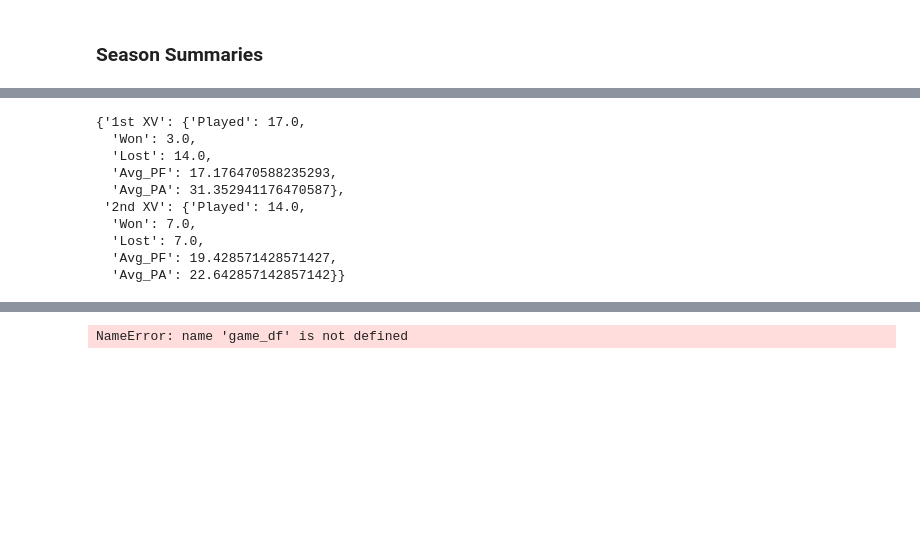
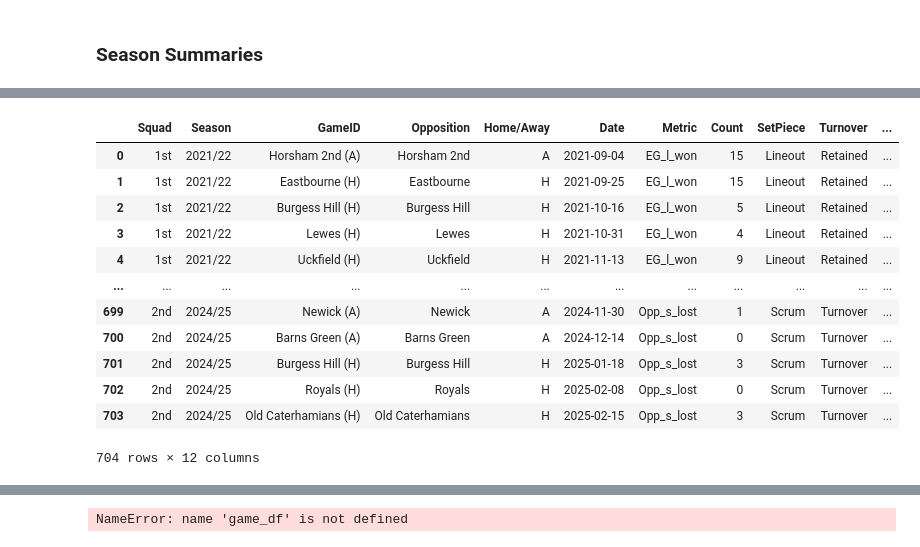
Before and after one commit to samnlindsay/egrfc-stats, a Jupyter notebook: Analysis.ipynb, the cells around one changed output, grey strips where cells are left out. Saved outputs shown, nothing was run; the diff lists cells and outputs as text; code cells hidden in the pictures; blank space fills up the shorter version.

```diff
--- a/Analysis.ipynb
+++ b/Analysis.ipynb
@@ -62,13 +44,17 @@ game_df
-# %%
-generate_season_summary(game_df, "2024/25")
-# %% [output]
-{'1st XV': {'Played': 17.0,
-  'Won': 3.0,
-  'Lost': 14.0,
-  'Avg_PF': 17.176470588235293,
-  'Avg_PA': 31.352941176470587},
- '2nd XV': {'Played': 14.0,
-  'Won': 7.0,
-  'Lost': 7.0,
-  'Avg_PF': 19.428571428571427,
-  'Avg_PA': 22.642857142857142}}
+# %%
+
+set_piece_df
+# %% [output]
+|  | Squad | Season | GameID | Opposition | Home/Away | Date | Metric | Count | SetPiece | Turnover | ... |
+| 0 | 1st | 2021/22 | Horsham 2nd (A) | Horsham 2nd | A | 2021-09-04 | EG_l_won | 15 | Lineout | Retained | ... |
+| 1 | 1st | 2021/22 | Eastbourne (H) | Eastbourne | H | 2021-09-25 | EG_l_won | 15 | Lineout | Retained | ... |
+| 2 | 1st | 2021/22 | Burgess Hill (H) | Burgess Hill | H | 2021-10-16 | EG_l_won | 5 | Lineout | Retained | ... |
+| 3 | 1st | 2021/22 | Lewes (H) | Lewes | H | 2021-10-31 | EG_l_won | 4 | Lineout | Retained | ... |
+| 4 | 1st | 2021/22 | Uckfield (H) | Uckfield | H | 2021-11-13 | EG_l_won | 9 | Lineout | Retained | ... |
+| ... | ... | ... | ... | ... | ... | ... | ... | ... | ... | ... | ... |
+| 699 | 2nd | 2024/25 | Newick (A) | Newick | A | 2024-11-30 | Opp_s_lost | 1 | Scrum | Turnover | ... |
+| 700 | 2nd | 2024/25 | Barns Green (A) | Barns Green | A | 2024-12-14 | Opp_s_lost | 0 | Scrum | Turnover | ... |
+| 701 | 2nd | 2024/25 | Burgess Hill (H) | Burgess Hill | H | 2025-01-18 | Opp_s_lost | 3 | Scrum | Turnover | ... |
+| 702 | 2nd | 2024/25 | Royals (H) | Royals | H | 2025-02-08 | Opp_s_lost | 0 | Scrum | Turnover | ... |
+| 703 | 2nd | 2024/25 | Old Caterhamians (H) | Old Caterhamians | H | 2025-02-15 | Opp_s_lost | 3 | Scrum | Turnover | ... |
+704 rows × 12 columns
```
Also changed, not shown: parts of 9 cells of this notebook, 6 other files.
